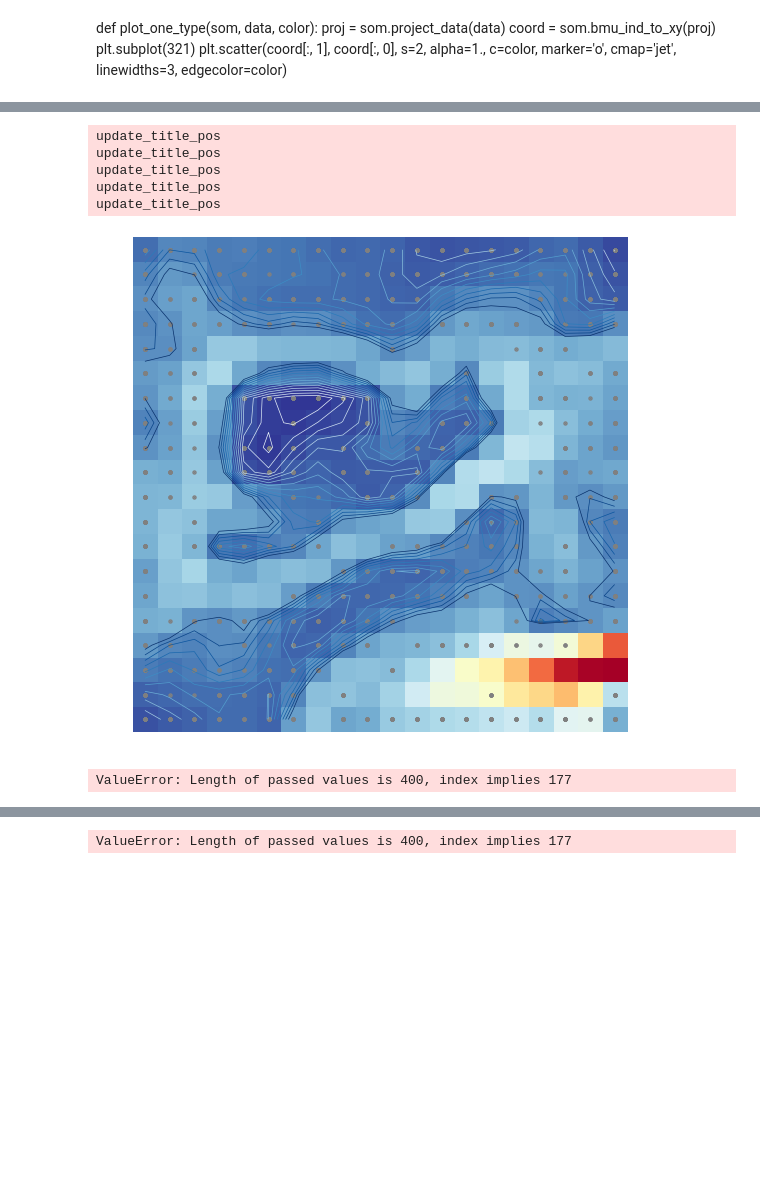
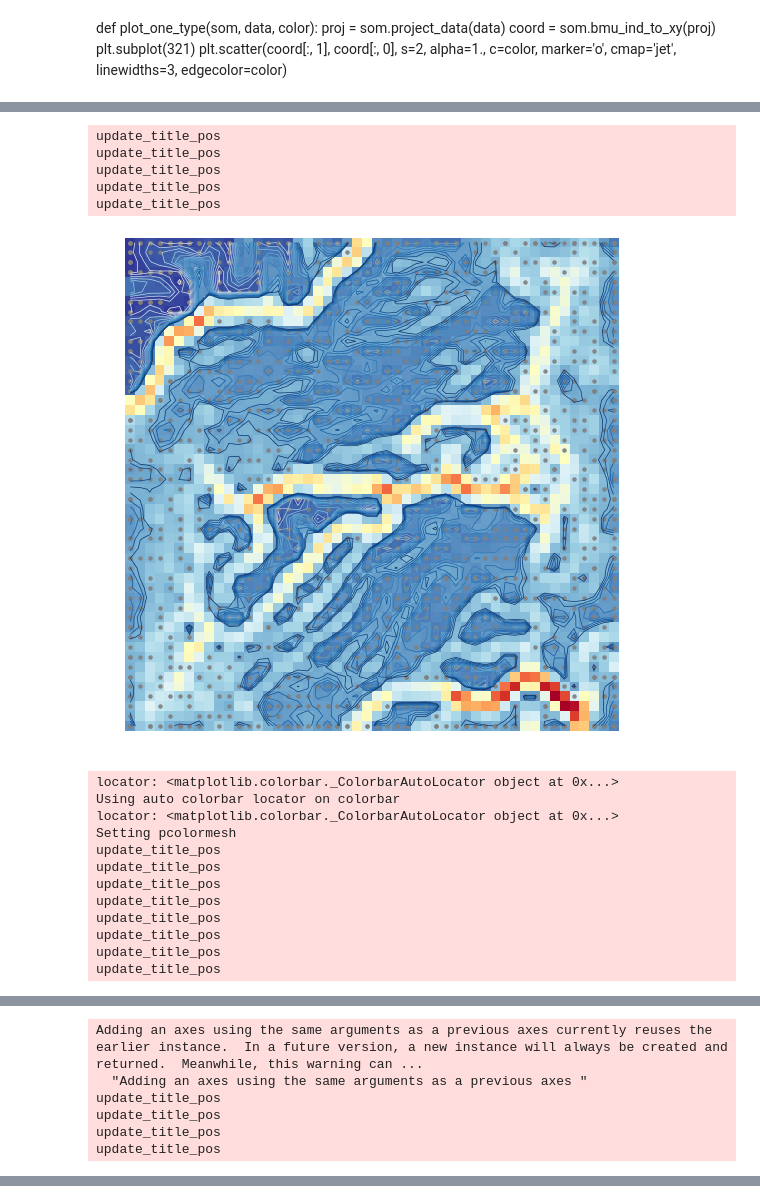
Before and after one commit to mariCampos/gait-analysis-som, a Jupyter notebook: SOM.ipynb, the cells around one changed output, grey strips where cells are left out. Saved outputs shown, nothing was run; the diff lists cells and outputs as text; code cells hidden in the pictures; blank space fills up the shorter version.

```diff
--- a/SOM.ipynb
+++ b/SOM.ipynb
@@ -133,19 +106,30 @@ findfont: Matching :family=sans-serif:style=normal:variant=normal:weight=normal:
 # %%
 umat = sompy.umatrix.UMatrixView(50, 50, 'umatrix', show_axis=True, text_size=8, show_text=True)
 umat.show(som)
 
 from sompy.visualization.bmuhits import BmuHitsView
 bmuhits  = BmuHitsView(50,50,"Hits Map",text_size=14)
-bmuhits.show(new_som, anotate=True, onlyzeros=False, labelsize=12, cmap="Greys", logaritmic=False)
+bmuhits.show(som, anotate=True, onlyzeros=False, labelsize=12, cmap="Greys", logaritmic=False)
 
 v  = sompy.mapview.View2DPacked(5, 5, 'test',text_size=12)
-new_som.cluster(n_clusters=2)
-v.show(new_som, what='cluster')
+som.cluster(n_clusters=90)
+v.show(som, what='cluster')
 # %% [output]
 update_title_pos
 update_title_pos
 update_title_pos
 update_title_pos
 update_title_pos
-[figure, old version]
+[figure, new version]
-ValueError: Length of passed values is 400, index implies 177
+locator: <matplotlib.colorbar._ColorbarAutoLocator object at 0x...>
+Using auto colorbar locator on colorbar
+locator: <matplotlib.colorbar._ColorbarAutoLocator object at 0x...>
+Setting pcolormesh
+update_title_pos
+update_title_pos
+update_title_pos
+update_title_pos
+update_title_pos
+update_title_pos
+update_title_pos
+update_title_pos
@@ -151,0 +137,6 @@ ValueError: Length of passed values is 400, index implies 177
+Adding an axes using the same arguments as a previous axes currently reuses the earlier instance.  In a future version, a new instance will always be created and returned.  Meanwhile, this warning can ...
+  "Adding an axes using the same arguments as a previous axes "
+update_title_pos
+update_title_pos
+update_title_pos
+update_title_pos
@@ -152,4 +143,0 @@ ValueError: Length of passed values is 400, index implies 177
-# %%
-plot_data(som)
-# %% [output]
-ValueError: Length of passed values is 400, index implies 177
```
Also changed, not shown: parts of 8 cells of this notebook.
